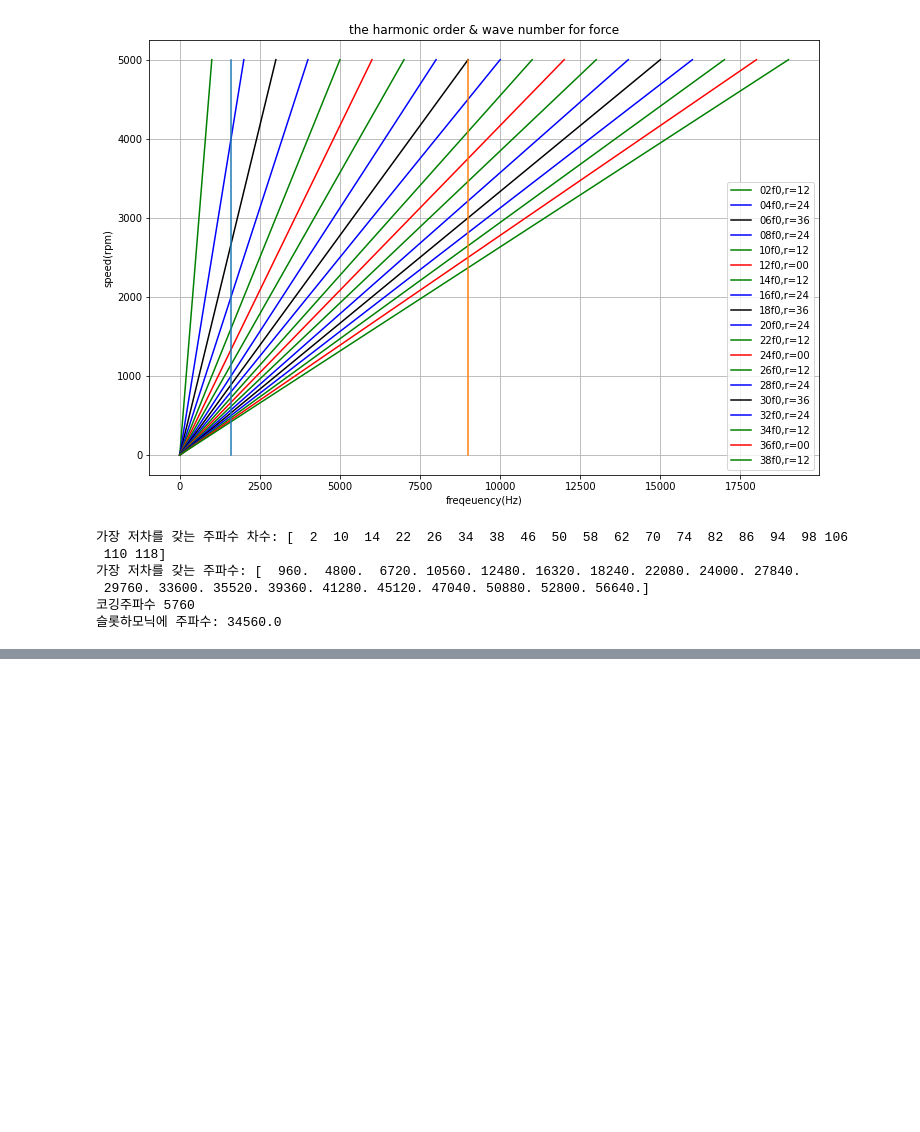
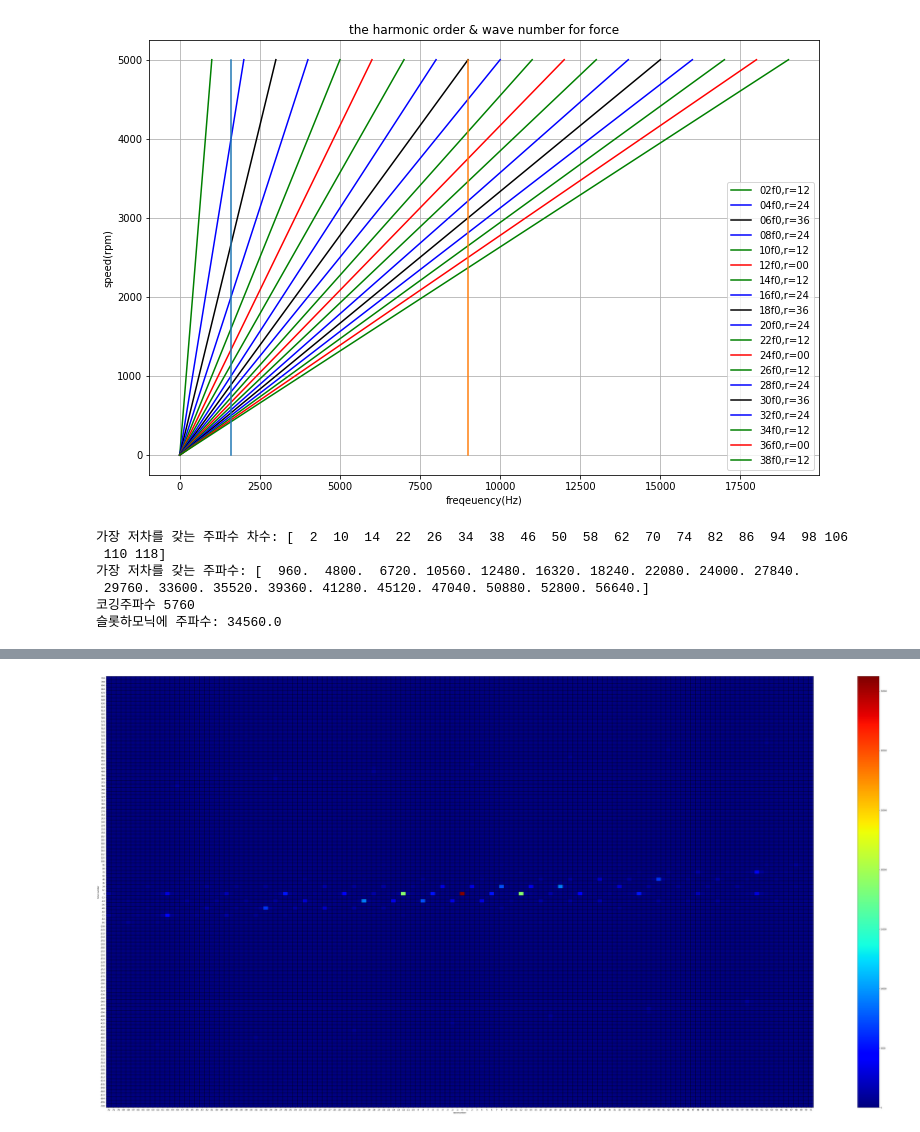
Before and after one commit to enjoyneer87/NVH_py, a Jupyter notebook: NVH_spatiog.ipynb, the cells around one changed output, grey strips where cells are left out. Cells and saved outputs as stored; diff of their text form; code cells hidden in the pictures; blank space fills up the shorter version.

```diff
--- a/NVH_spatiog.ipynb
+++ b/NVH_spatiog.ipynb
@@ -140,44 +148,64 @@ TypeError: read_csv() got an unexpected keyword argument 'index'
 import numpy as np
 
 ps=C.T
-atemp_show=ps.head()
+#atemp_show=ps.head()
 #type_show=ps.dtypes
+#atemp_fftn=np.fft.fftn(ps)
+#atemp_abs_fftn=abs(np.fft.fftn(ps))
+
 ffs=np.fft.fftshift(abs(np.fft.fftn(ps)))*2/len(ps)
-leng_temp=len(ps)
-# 주파수가 0인 부분을 정중앙에 위치시키고 재배열해주는 함수이다.
+
+#fftn :discrete fft
+# fftshift 파수가 0인 부분을 정중앙에 위치시키고 재배열
+#ffst는 주파수의 array
+#leng_temp=len(ps)
+
 Nx,Nt=ffs.shape
 #Nnx,Nnt=ffs.shape
 #shape (numpy) : 행렬의 차원
 Nx=int(Nx); Nt=int(Nt) #굳이?
 
 waveno=72
-timeno=20
+timeno=60
 
-f=np.fft.fftshift(np.fft.fftfreq(Nx,1/Nx))
+f=np.fft.fftshift(np.fft.fftfreq(Nx,1/Nx)) # 시간 fft
 f.astype(int)
 
-k=np.fft.fftshift(np.fft.fftfreq(Nt,1/Nt))
+k=np.fft.fftshift(np.fft.fftfreq(Nt,1/Nt)) # 공간상 fft
+
+#0이 아닌 배열 요소의 색인을 요소별로 그룹화하십시오.
 fcent=int(np.argwhere(f==0))
-#0이 아닌 배열 요소의 색인을 요소별로 그룹화하십시오.
+kcent=int(np.argwhere(k==0))
 
-kcent=int(np.argwhere(k==0))
 ff=f[fcent-timeno:fcent+timeno]
 kk=k[kcent-waveno:kcent+waveno]
+#지정한 wavenumber와 timenumber에 대해서만 frame 생성
+#atemp_ff=ff[-2]
+#atemp_aaa=np.arange()
 aaa=-np.arange(ff[0],ff[-1]+1,dtype=np.int64)*poles
+#[-1]은 끝에서 첫번째 값, -붙여서 순서가 바뀌게 되었네
 bbb=np.arange(kk[0],kk[-1]+1,dtype=np.int64)
 
+##이게 포인트인가
 sffs=ffs[fcent-timeno:fcent+timeno,kcent-waveno:kcent+waveno]
+#atemp_start=kcent-waveno
+#atemp_lst=kcent+waveno
+#atemp_b=ffs[-120,0]
 sffs[sffs<0.1]=0
+
+
 fig, ax =plt.subplots()
 fig.set_size_inches((80,40))
 ax.set_xticks(np.arange(kk.size)+0.5)
 ax.set_xticklabels(bbb,fontsize=10)
 ax.set_yticks(np.arange(ff.size)+0.5)
 ax.set_yticklabels(aaa,fontsize=10)
 plt.pcolor(sffs,edgecolors='k', linewidth=1,cmap=cm.jet,) #,cmap='tab20'
 plt.xlabel('wavenumber',fontsize=10)
 plt.ylabel('time number', fontsize=10)
 
 plt.gca().invert_yaxis()
 plt.colorbar()
 plt.show()
+# %% [output]
+[figure, added]
```
Also changed, not shown: parts of 2 cells of this notebook, 4 other files.
